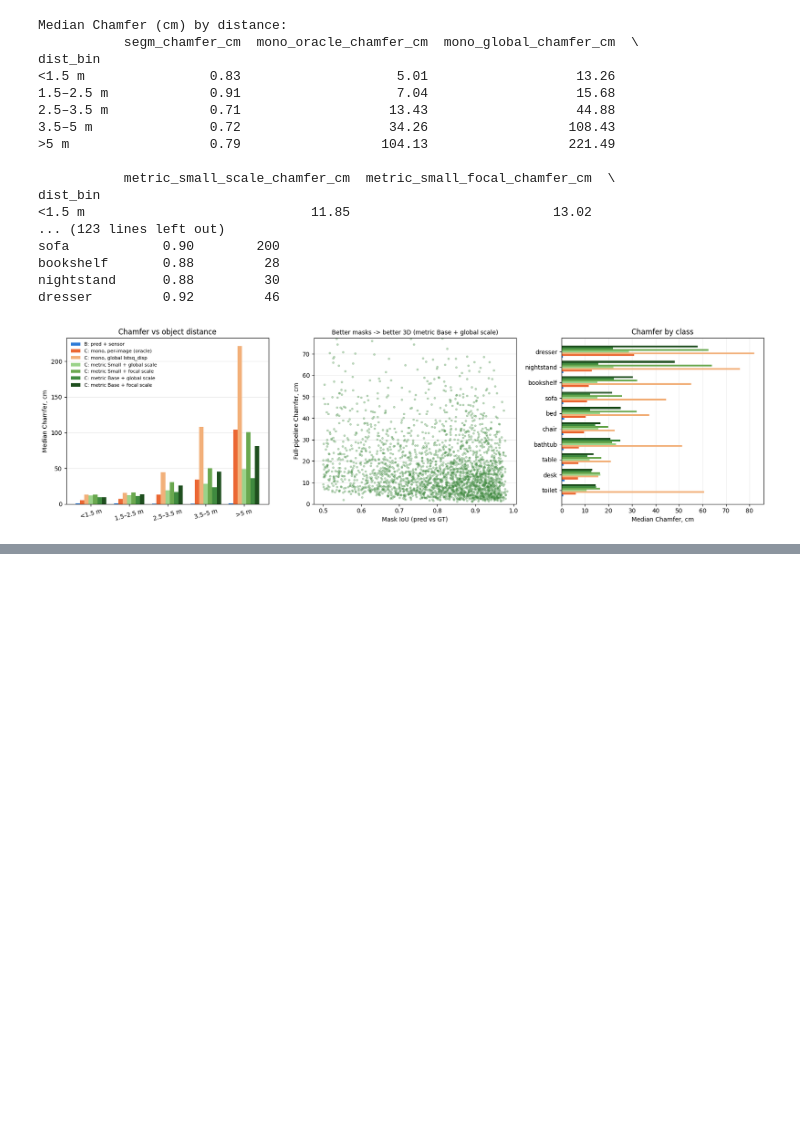
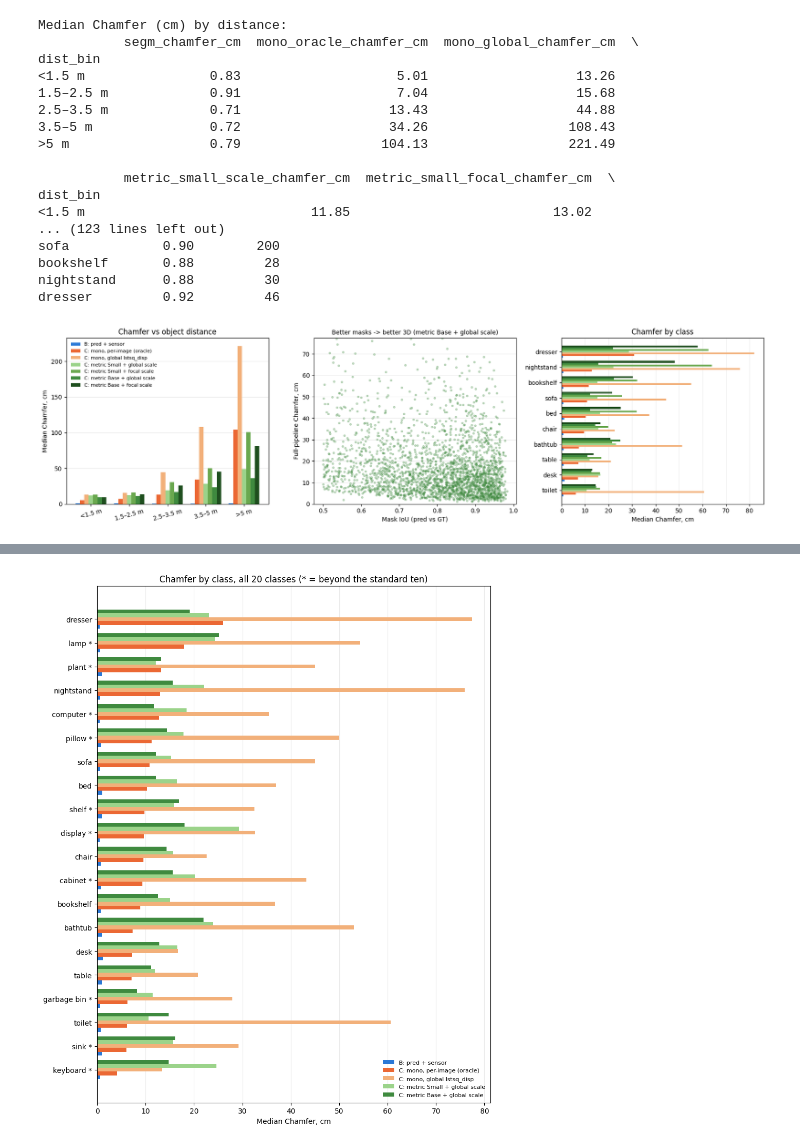
Before and after one commit to PolinaSushko/Object-segmentation-using-a-two-stage-Mask-R-CNN-model, a Jupyter notebook: notebooks/08_eval3d_pred_masks.ipynb, the cells around one changed output, grey strips where cells are left out. Cells and saved outputs as stored; diff of their text form; code cells hidden in the pictures; blank space fills up the shorter version.

Commit message:
Demo on 20 classes; end-to-end 3D on all 20 classes; torchvision min400 run

```diff
--- a/notebooks/08_eval3d_pred_masks.ipynb
+++ b/notebooks/08_eval3d_pred_masks.ipynb
@@ -105,7 +107,7 @@ cat_name = {c["id"]: c["name"] for c in coco.loadCats(coco.getCatIds())}
 img_ids = sorted(coco.getImgIds())
 
 VARIANTS = [v for v, d in MAP_DIRS.items()
-            if d.is_dir() and len(list(d.glob("*.npy"))) == len(img_ids)]
+            if all((d / f"{i}.npy").exists() for i in img_ids)]
 missing = [v for v in MAP_DIRS if v not in VARIANTS]
 print(f"depth variants with complete maps: {VARIANTS}" + (f" (missing: {missing})" if missing else ""))
 
@@ -458,3 +618,26 @@ plt.show()
+# %%
+PLOT_20 = [("segm", "B: pred + sensor", SENSOR_COLOR)] + \
+          [(v, f"C: {LABELS[v]}", VARIANT_COLORS[v])
+           for v in ("mono_oracle", "mono_global", "metric_small_scale", "metric_base_scale")
+           if v in VARIANTS]
+w = 0.8 / len(PLOT_20)
+fig, ax = plt.subplots(figsize=(9, 11))
+y = np.arange(len(by_class_20))
+for i, (prefix, label, color) in enumerate(PLOT_20):
+    ax.barh(y + (i - len(PLOT_20) / 2 + 0.5) * w, by_class_20[f"{prefix}_chamfer_cm"],
+            w, color=color, label=label)
+ax.set_yticks(y, [f"{k} *" if extra else k
+                  for k, extra in zip(by_class_20.index, by_class_20.extra_class)])
+ax.set_xlabel("Median Chamfer, cm")
+ax.set_title("Chamfer by class, all 20 classes (* = beyond the standard ten)")
+ax.legend(frameon=False, fontsize=8, loc="lower right")
+ax.grid(axis="x", alpha=0.25)
+ax.set_axisbelow(True)
+plt.tight_layout()
+plt.savefig(OUT_DIR / "pred_masks_by_class_min400.png", dpi=150, bbox_inches="tight")
+plt.show()
+# %% [output]
+[figure, added]
 # %% [markdown]
 ---
 ## Findings for chapter 3
```
Also changed, not shown: parts of 9 cells of this notebook, 28 other files.
